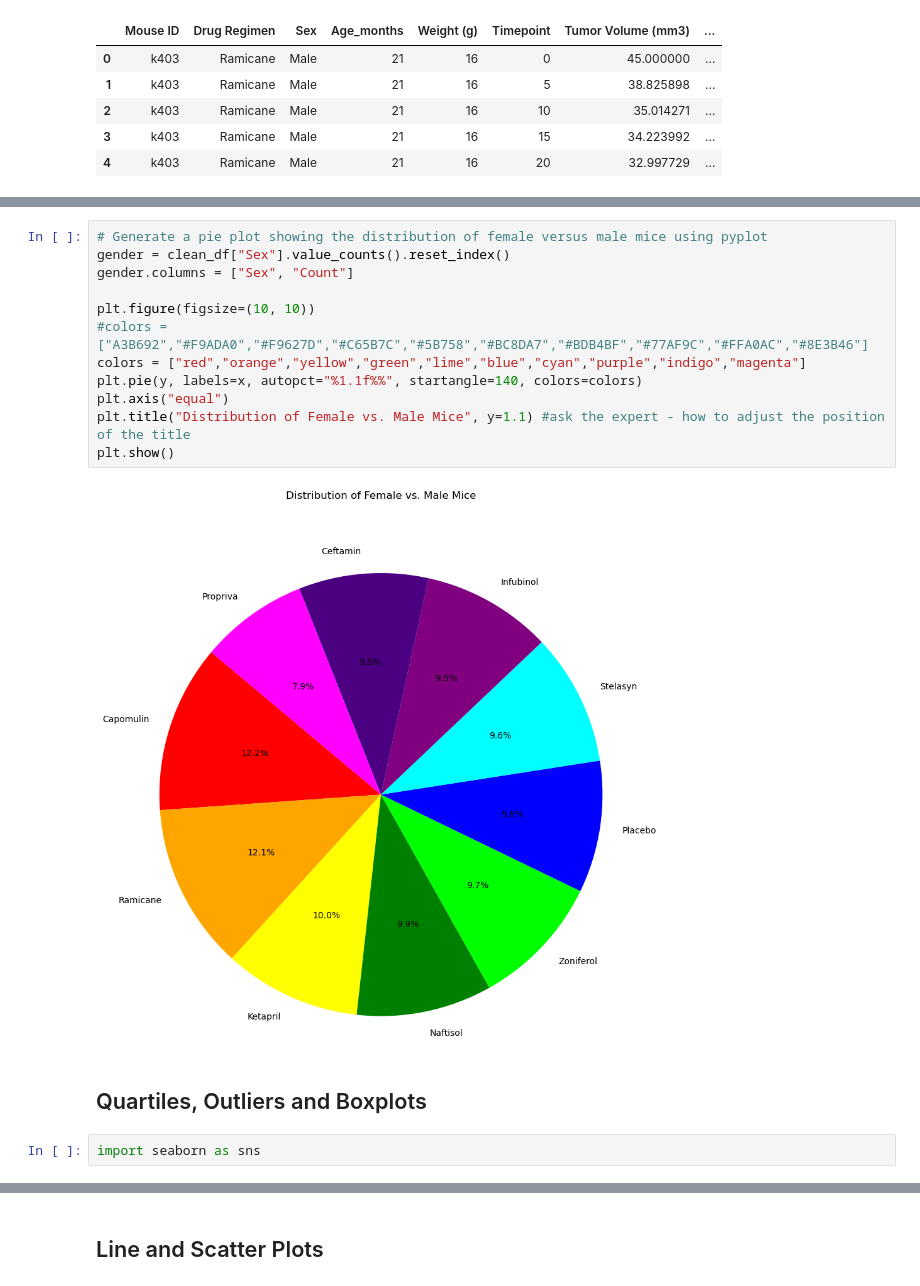
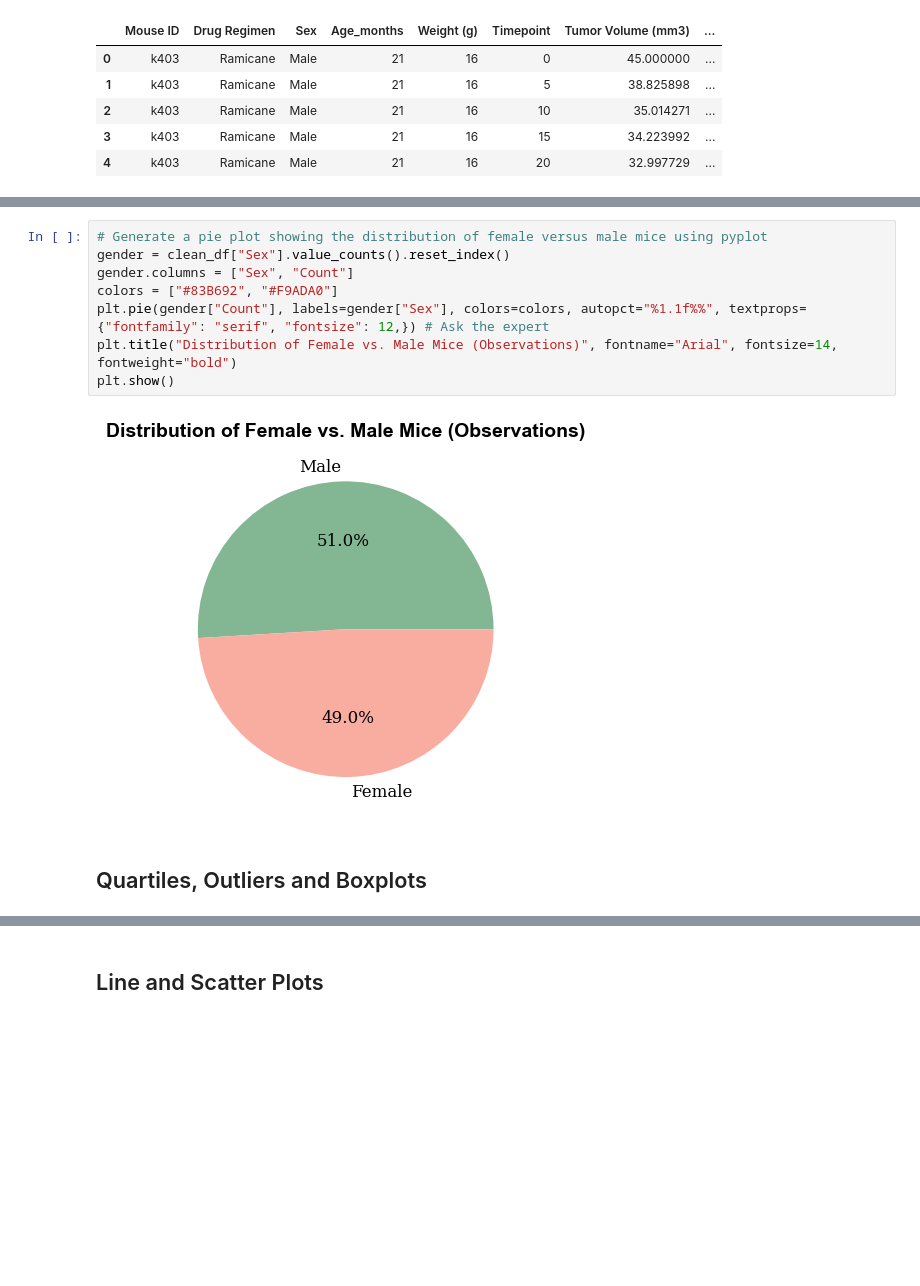
Before and after one commit to smruth17/data_visualization-challenge, a Jupyter notebook: Pymaceuticals/pymaceuticals.ipynb, the cells around one changed output, grey strips where cells are left out. Saved outputs shown, nothing was run; the diff lists cells and outputs as text; blank space fills up the shorter version.

```diff
--- a/Pymaceuticals/pymaceuticals.ipynb
+++ b/Pymaceuticals/pymaceuticals.ipynb
@@ -199,18 +199,12 @@ gender.set_index("Sex").plot(kind="pie", y="Count", title="Distribution of Femal
 # %%
 # Generate a pie plot showing the distribution of female versus male mice using pyplot
 gender = clean_df["Sex"].value_counts().reset_index()
 gender.columns = ["Sex", "Count"]
-
-plt.figure(figsize=(10, 10))
-#colors = ["A3B692","#F9ADA0","#F9627D","#C65B7C","#5B758","#BC8DA7","#BDB4BF","#77AF9C","#FFA0AC","#8E3B46"]
-colors = ["red","orange","yellow","green","lime","blue","cyan","purple","indigo","magenta"]
-plt.pie(y, labels=x, autopct="%1.1f%%", startangle=140, colors=colors)
-plt.axis("equal")
-plt.title("Distribution of Female vs. Male Mice", y=1.1) #ask the expert - how to adjust the position of the title
+colors = ["#83B692", "#F9ADA0"]
+plt.pie(gender["Count"], labels=gender["Sex"], colors=colors, autopct="%1.1f%%", textprops={"fontfamily": "serif", "fontsize": 12,}) # Ask the expert
+plt.title("Distribution of Female vs. Male Mice (Observations)", fontname="Arial", fontsize=14, fontweight="bold")
 plt.show()
 # %% [output]
-[figure, old version]
+[figure, new version]
 # %% [markdown]
 ## Quartiles, Outliers and Boxplots
-# %%
-import seaborn as sns
```
Also changed, not shown: parts of 12 cells of this notebook.
